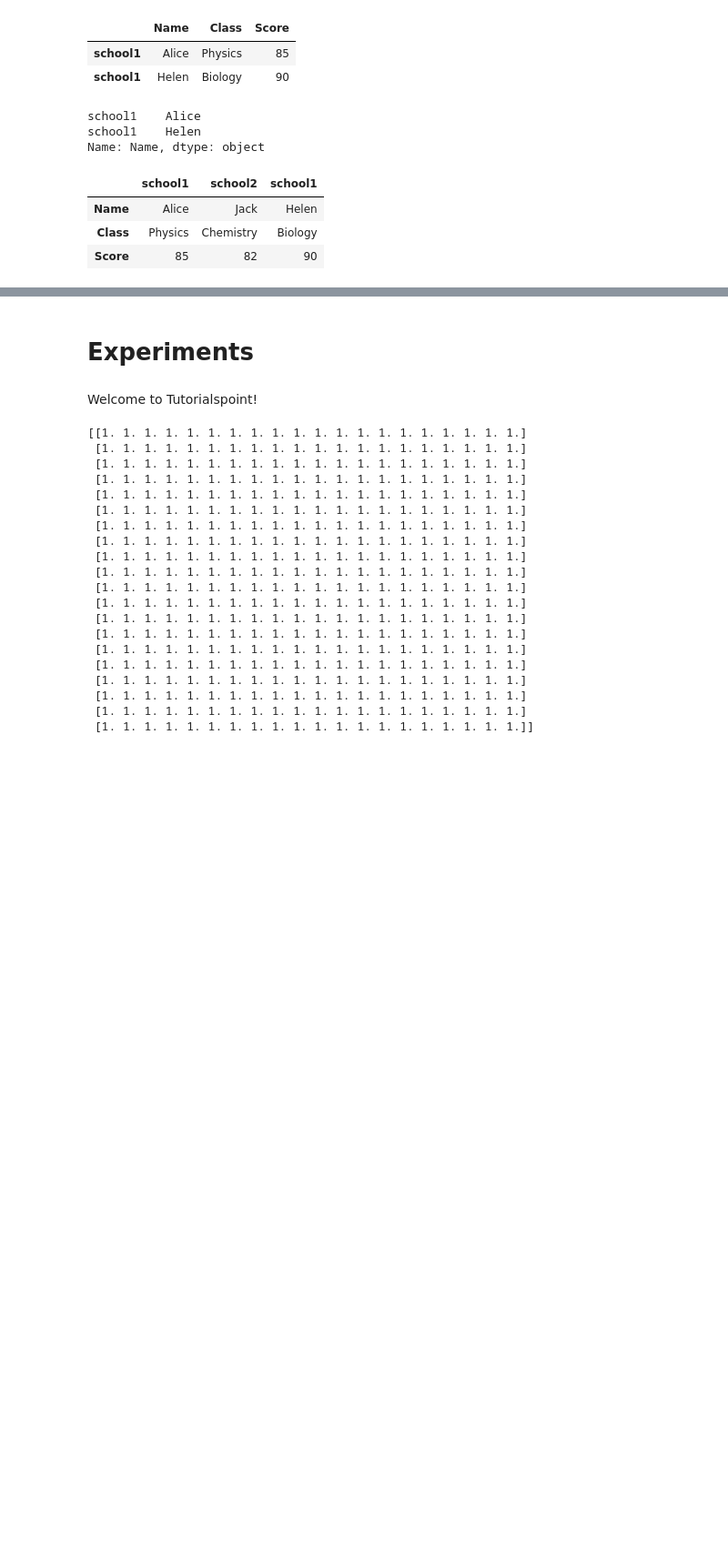
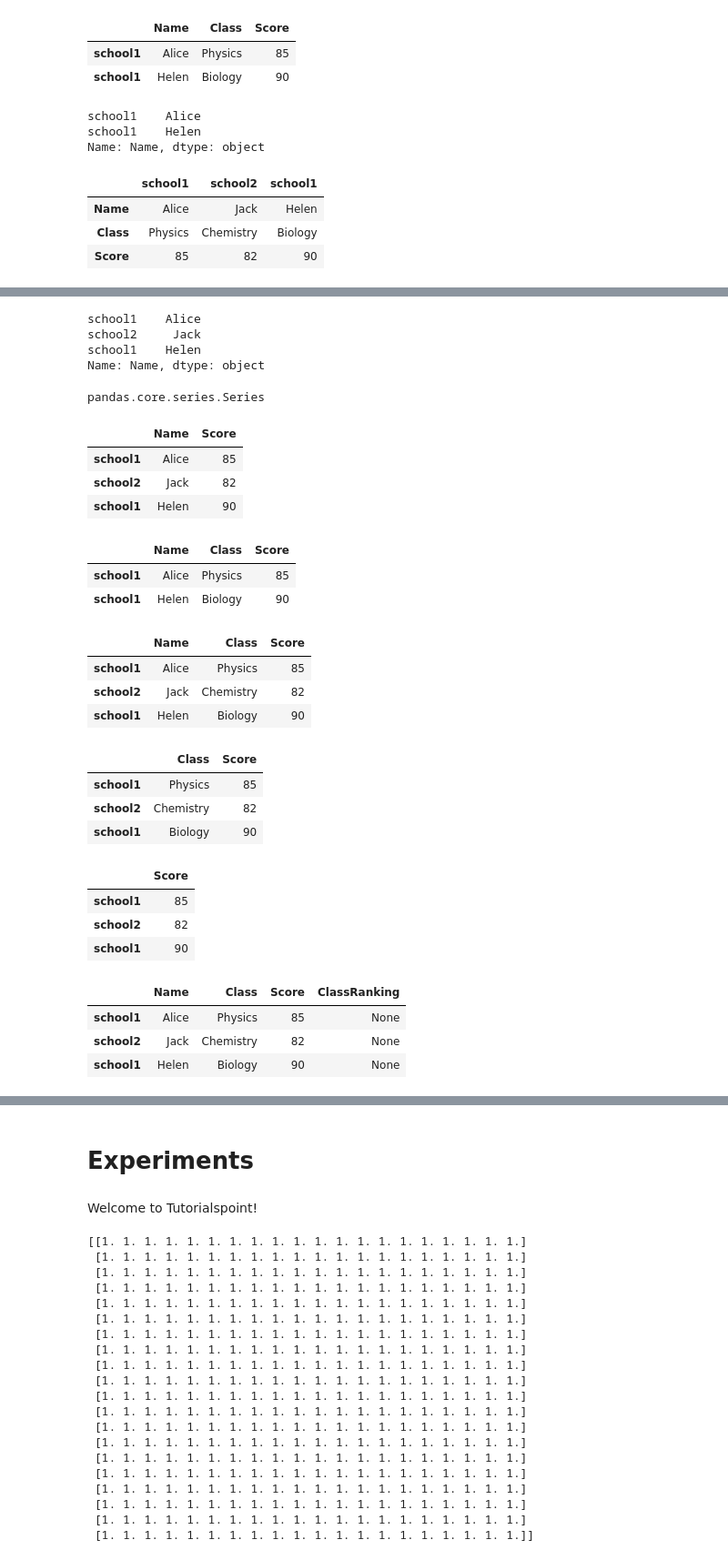
Before and after one commit to pbeens/ICS-Computer-Studies, a Jupyter notebook: Coursera_Introduction_to_Data_Science_with_Python.ipynb, the cells around one changed output, grey strips where cells are left out. Shown at 91% size. Drawn from its saved outputs; the diff is of its cells as text; code cells hidden in the pictures; blank space fills up the shorter version.

Commit message:
Finished DataFrame Data Structure lecture

```diff
--- a/Coursera_Introduction_to_Data_Science_with_Python.ipynb
+++ b/Coursera_Introduction_to_Data_Science_with_Python.ipynb
@@ -1177,0 +1185,79 @@ df.T
+# %%
+# but this does the same...! (why transpose then????)
+# note: .loc() not used to get the columnar data
+
+df['Name']
+# %% [output]
+school1    Alice
+school2     Jack
+school1    Helen
+Name: Name, dtype: object
+# %%
+# Columnar selection returns a Series, not a DataFrame
+
+type(df['Name'])
+
+# Just use type() to check what something returns
+# %% [output]
+pandas.core.series.Series
+# %%
+# .loc() can use slicing
+
+df.loc[:,['Name', 'Score']]
+# %% [output]
+|  | Name | Score |
+| school1 | Alice | 85 |
+| school2 | Jack | 82 |
+| school1 | Helen | 90 |
+# %%
+# data can be dropped
+
+df.drop('school2')
+# %% [output]
+|  | Name | Class | Score |
+| school1 | Alice | Physics | 85 |
+| school1 | Helen | Biology | 90 |
+# %%
+# ...but the dropped data is still there!
+# (returns a copy)
+
+df
+# %% [output]
+|  | Name | Class | Score |
+| school1 | Alice | Physics | 85 |
+| school2 | Jack | Chemistry | 82 |
+| school1 | Helen | Biology | 90 |
+# %%
+# Use inpalce=True to really drop the data!
+# axis=0 is a row (default), axis=1 is a column
+# Using a copy of the data here
+
+copy_df = df.copy()
+copy_df.drop('Name', inplace=True, axis=1)
+copy_df
+# %% [output]
+|  | Class | Score |
+| school1 | Physics | 85 |
+| school2 | Chemistry | 82 |
+| school1 | Biology | 90 |
+# %%
+# A 2nd way to drop a column
+# This is permanent. A copy is NOT returned.
+
+del copy_df['Class']
+copy_df
+# %% [output]
+|  | Score |
+| school1 | 85 |
+| school2 | 82 |
+| school1 | 90 |
+# %%
+# Add a column.
+
+df['ClassRanking'] = None
+df
+# %% [output]
+|  | Name | Class | Score | ClassRanking |
+| school1 | Alice | Physics | 85 | None |
+| school2 | Jack | Chemistry | 82 | None |
+| school1 | Helen | Biology | 90 | None |
```
Also changed, not shown: parts of 21 cells of this notebook.
